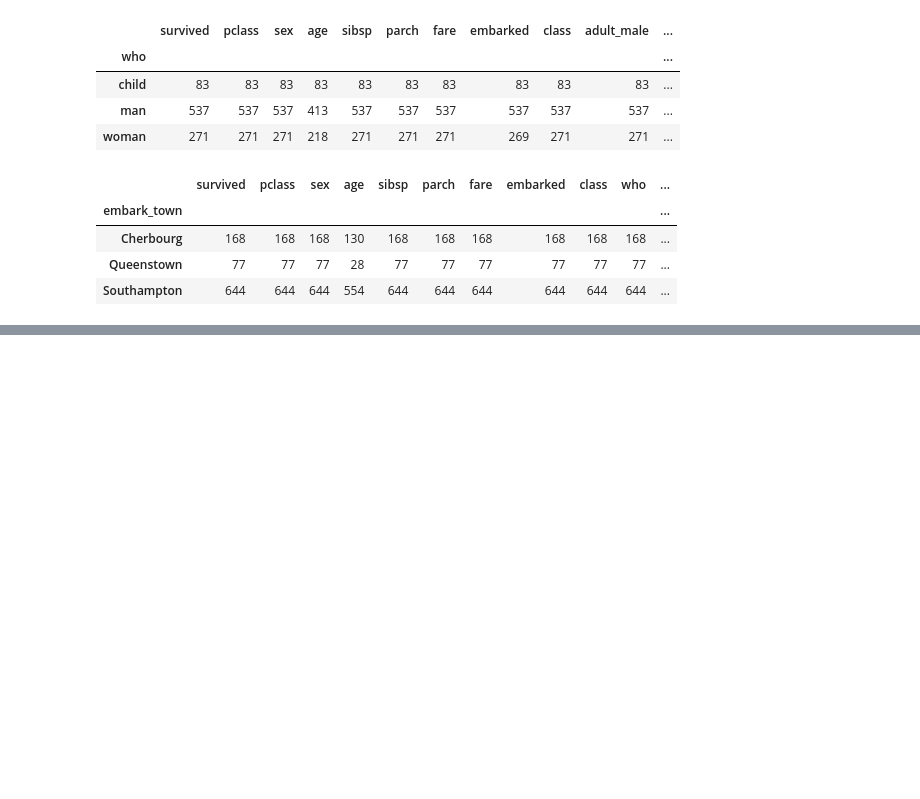
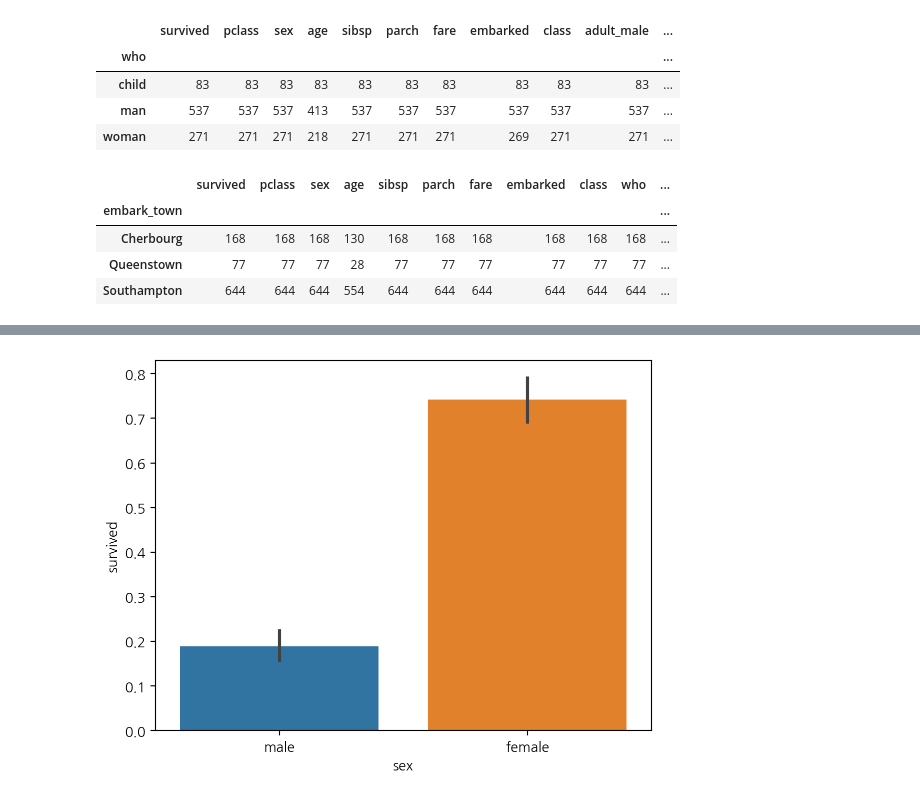
Before and after one commit to akso1234/2024-1-my-BDA, a Jupyter notebook: inclass/02w_0319_tue_dataframe_basic.ipynb, the cells around one changed output, grey strips where cells are left out. Cells and saved outputs as stored; diff of their text form; code cells hidden in the pictures; blank space fills up the shorter version.

```diff
--- a/inclass/02w_0319_tue_dataframe_basic.ipynb
+++ b/inclass/02w_0319_tue_dataframe_basic.ipynb
@@ -270,0 +293,4 @@ titanic.groupby('embark_town').count()
+# %%
+sns.barplot(titanic, x='sex', y='survived', hue='sex'); # 높이 : 평균
+# %% [output]
+[figure, added]
```
Also changed, not shown: parts of 58 cells of this notebook.
